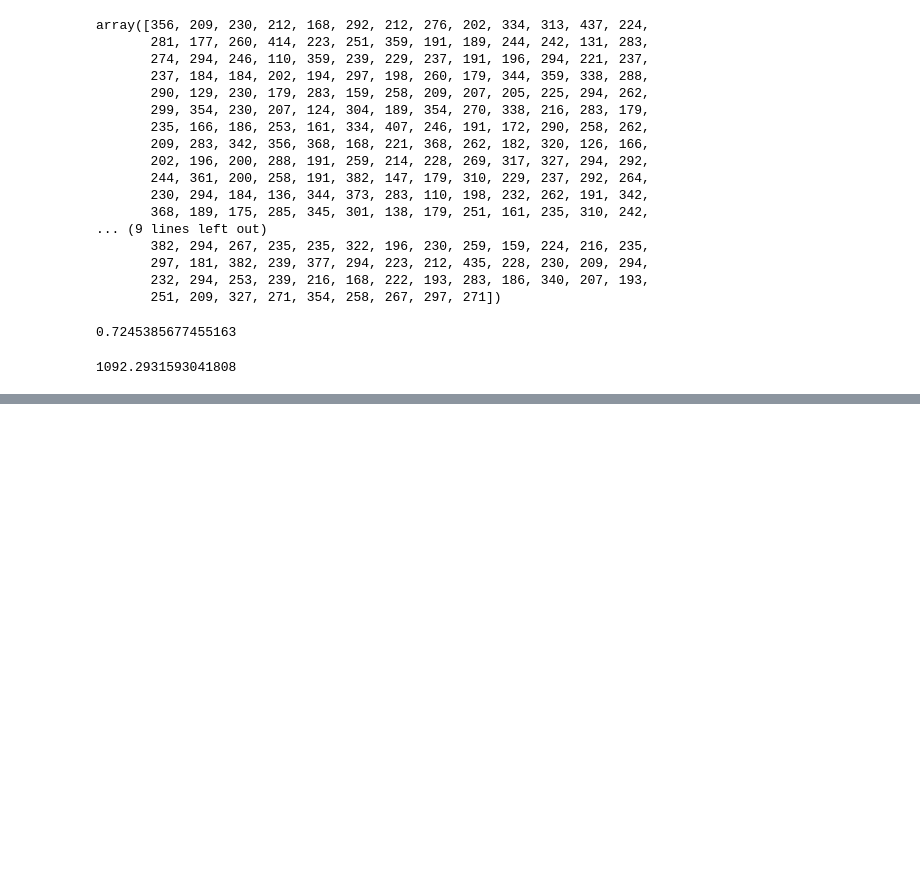
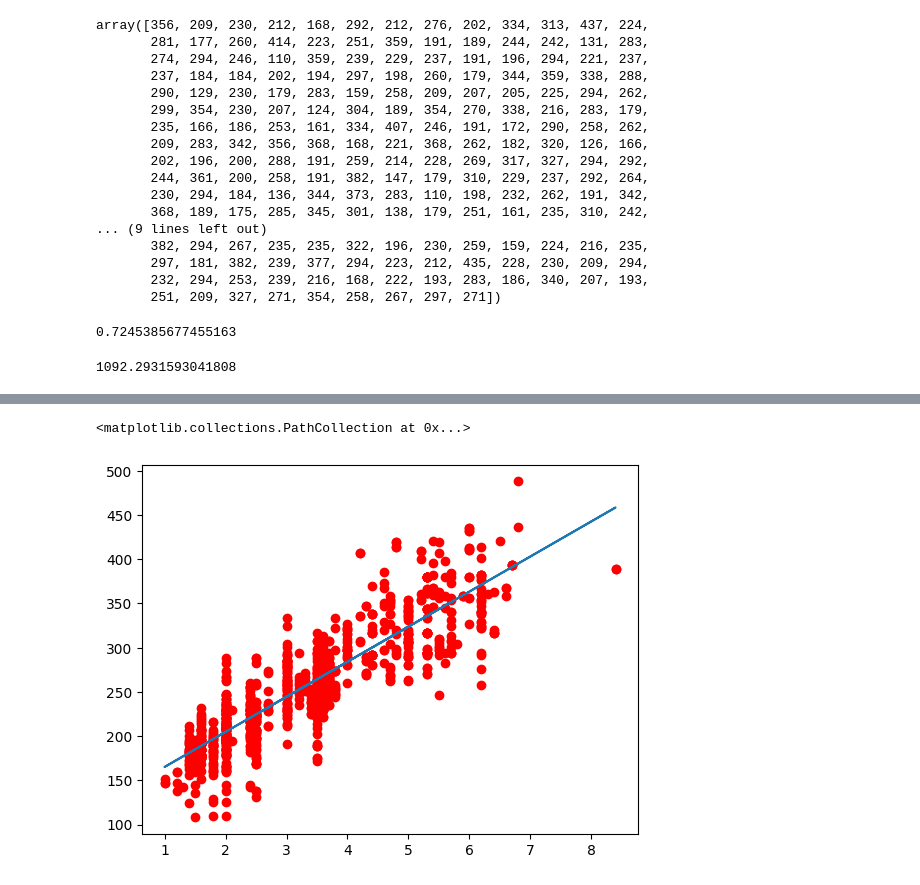
Before and after one commit to naidu199/Machine_Learn, a Jupyter notebook: ML_linear_regression.ipynb, the cells around one changed output, grey strips where cells are left out. Drawn from its saved outputs; the diff is of its cells as text; code cells hidden in the pictures; blank space fills up the shorter version.

```diff
--- a/ML_linear_regression.ipynb
+++ b/ML_linear_regression.ipynb
@@ -166,0 +193,6 @@ mean_squared_error(ytest,yp)
+# %%
+plt.plot(xtest,yp)
+plt.scatter(X,Y,color="red")
+# %% [output]
+<matplotlib.collections.PathCollection at 0x...>
+[figure, added]
```
Also changed, not shown: parts of 2 cells of this notebook.
